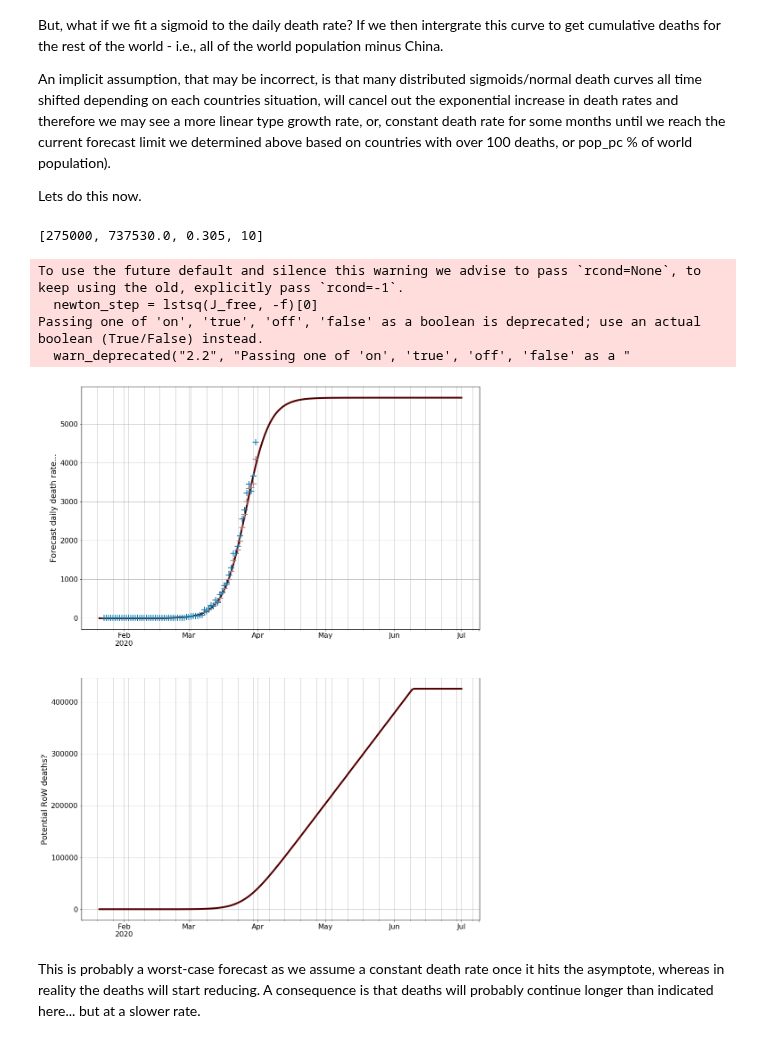
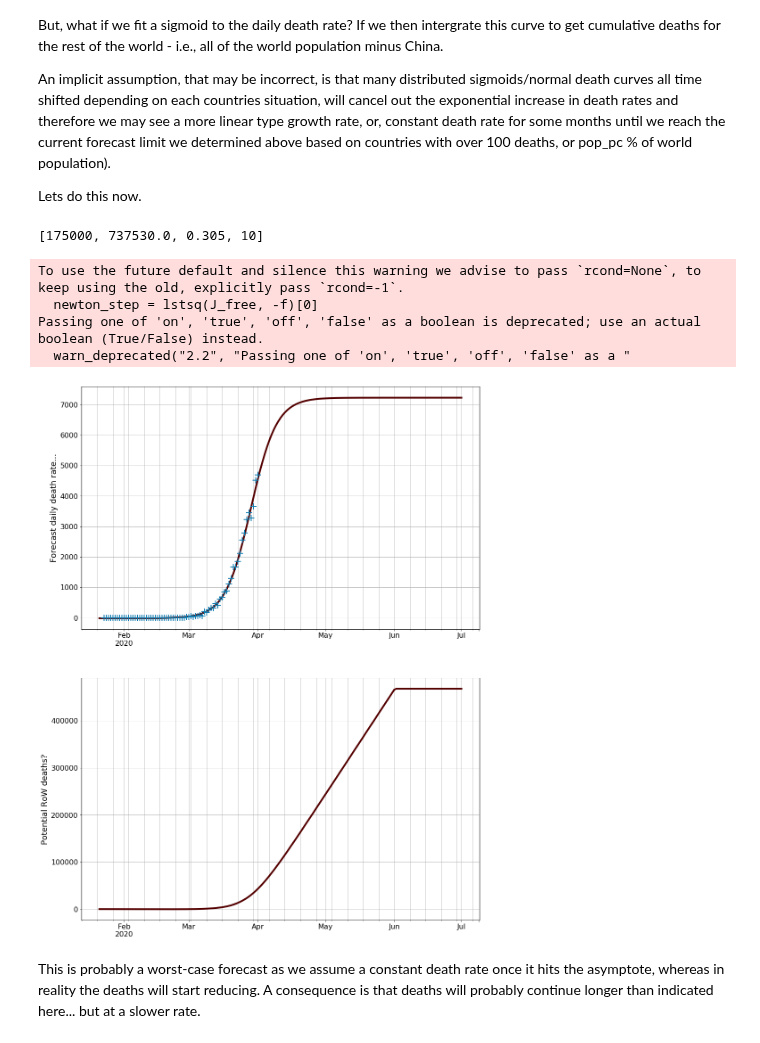
Before and after one commit to djhume/COVID-19, a Jupyter notebook: COVID-19.ipynb, the cells around one changed output. Drawn from its saved outputs; the diff is of its cells as text; code cells hidden in the pictures.

```diff
--- a/COVID-19.ipynb
+++ b/COVID-19.ipynb
@@ -677,35 +673,35 @@ Lets do this now.
 # %%
 end_date = datetime(2020,7,1)
 # sometimes the lastest data point causes the fit to fail - or in other words predicts the WHO doomsday
 # scenario.  When this happens we smooth the daily death rate with the rolling(x).mean() function below.
 
-fs_row_daily_rate = fit_sigmoid(RoW_D2.sum(axis=1).diff().rolling(2).mean().dropna(), p0=[275000, date2num(datetime(2020,4,15)), 0.305, 10],
+fs_row_daily_rate = fit_sigmoid(RoW_D2.sum(axis=1).diff().rolling(1).mean().dropna(), p0=[175000, date2num(datetime(2020,4,15)), 0.305, 10],
                                 end_date=datetime(2021,1,1))
 
 fig = plt.figure(1, figsize=[16,22])
 ax = fig.add_subplot(211)
 ax2 = fig.add_subplot(212)
 
 fs_row_daily_rate.Forecast[:end_date].plot(ax=ax, lw=4, fontsize=16 )
 fs_row_daily_rate.Reported[:end_date].plot(ax=ax,marker="+", lw=0, ms=14, mew=2)
 RoW_D.diff()[:end_date].plot(ax=ax,marker="+", lw=0, ms=14, mew=2)
 
 ax.grid('on', which='both')
 ax.set_ylabel('Forecast daily death rate...', fontsize=18)
 ax2.set_ylabel('Potential RoW deaths?', fontsize=18)
 fs_cumsum = fs_row_daily_rate.Forecast.cumsum()
 
 #assume max limit from above estimate
 fs_cumsum[fs_cumsum>all_of_world]=all_of_world
 fs_cumsum[:end_date].plot(ax=ax2, lw=4, fontsize=16)
 
 grid('on', which='both')
 # %% [output]
-[275000, 737530.0, 0.305, 10]
+[175000, 737530.0, 0.305, 10]
 To use the future default and silence this warning we advise to pass `rcond=None`, to keep using the old, explicitly pass `rcond=-1`.
   newton_step = lstsq(J_free, -f)[0]
 Passing one of 'on', 'true', 'off', 'false' as a boolean is deprecated; use an actual boolean (True/False) instead.
   warn_deprecated("2.2", "Passing one of 'on', 'true', 'off', 'false' as a "
-[figure, old version]
+[figure, new version]
 # %% [markdown]
 This is probably a worst-case forecast as we assume a constant death rate once it hits the asymptote, whereas in reality the deaths will start reducing.  A consequence is that deaths will probably continue longer than indicated here... but at a slower rate.
```
Also changed, not shown: parts of 25 cells of this notebook.
